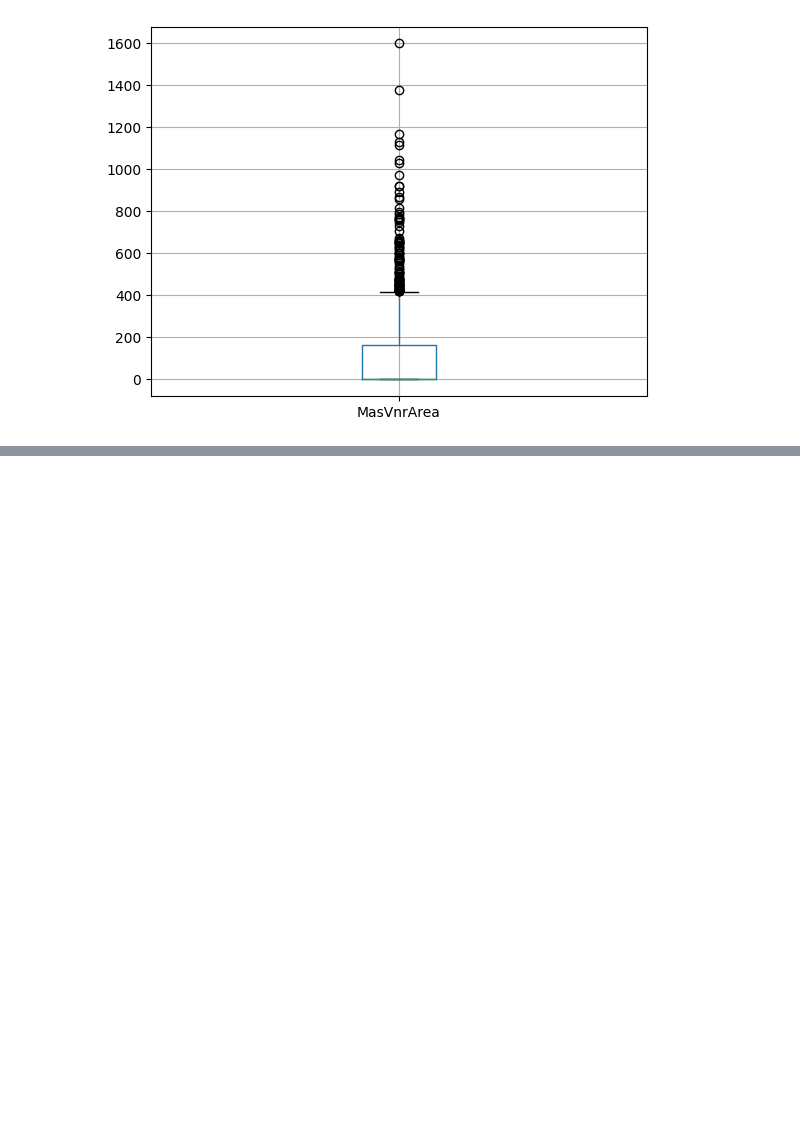
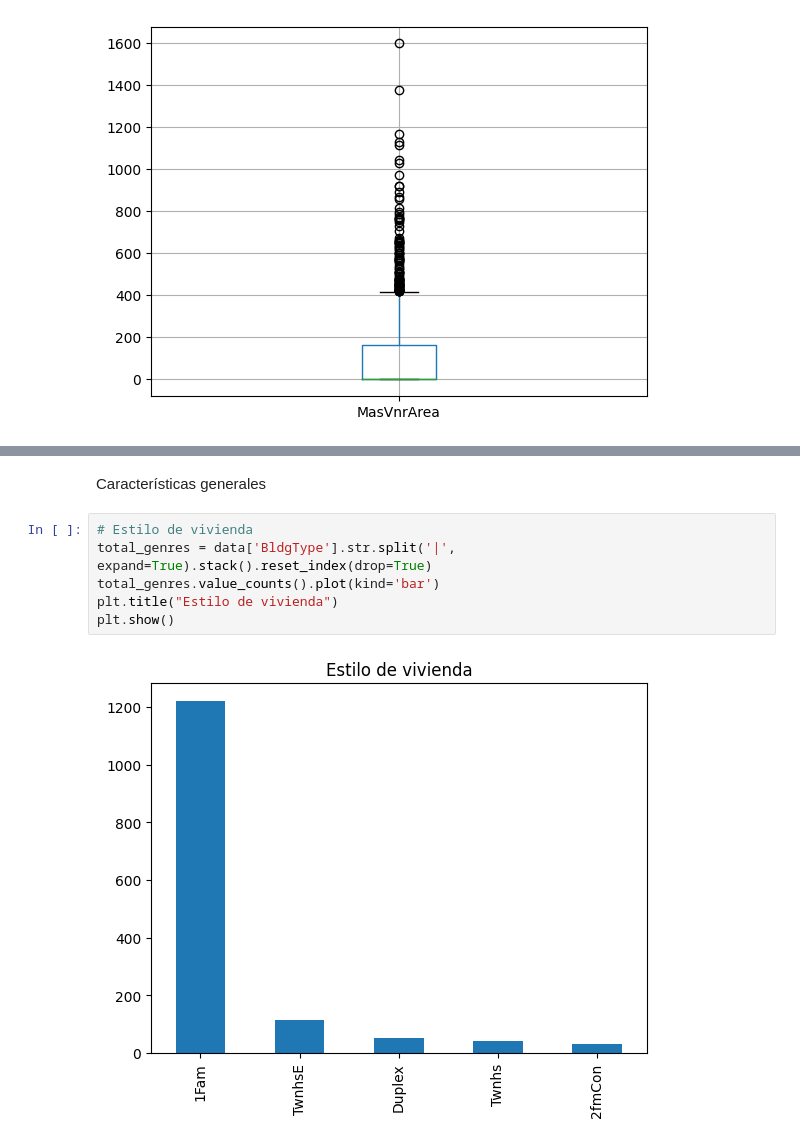
Before and after one commit to DannyEst6109/HT3-DataMining, a Jupyter notebook: analisisExploratorio.ipynb, the cells around one changed output, grey strips where cells are left out. Saved outputs shown, nothing was run; the diff lists cells and outputs as text; blank space fills up the shorter version.

```diff
--- a/analisisExploratorio.ipynb
+++ b/analisisExploratorio.ipynb
@@ -217,0 +218,10 @@ plt.show()
+# %% [markdown]
+Características generales
+# %%
+# Estilo de vivienda
+total_genres = data['BldgType'].str.split('|', expand=True).stack().reset_index(drop=True)
+total_genres.value_counts().plot(kind='bar')
+plt.title("Estilo de vivienda")
+plt.show()
+# %% [output]
+[figure, added]
```
Also changed, not shown: parts of 7 cells of this notebook.
